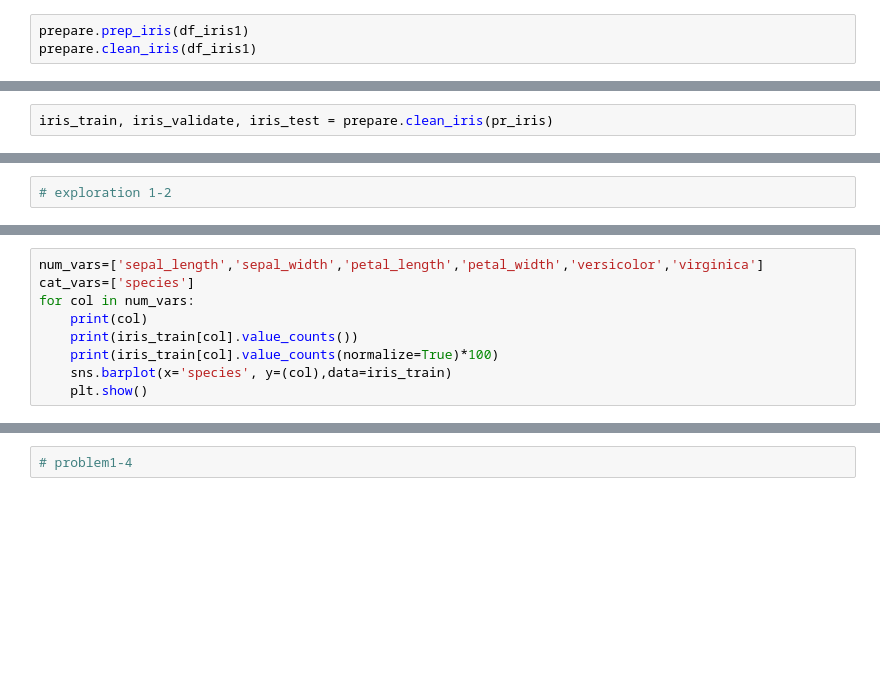
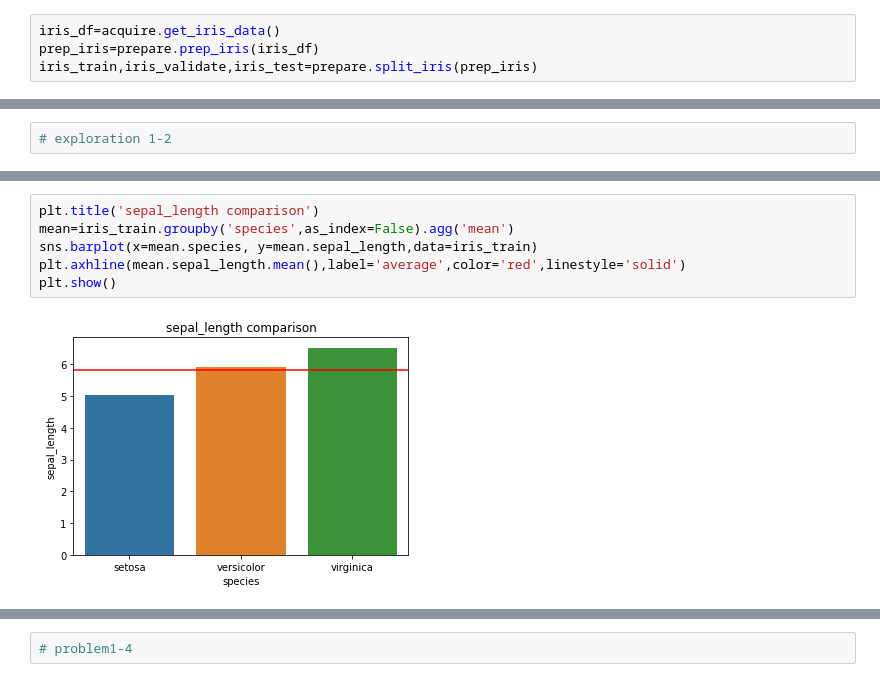
Before and after one commit to QinzhiChen/classification-exercises, a Jupyter notebook: classification_exercises.ipynb, the cells around one changed output, grey strips where cells are left out. Cells and saved outputs as stored; diff of their text form; blank space fills up the shorter version.

```diff
--- a/classification_exercises.ipynb
+++ b/classification_exercises.ipynb
@@ -181,5 +380,6 @@ import warnings
 import prepare
 import acquire
 # %%
-prepare.prep_iris(df_iris1)
-prepare.clean_iris(df_iris1)
+iris_df=acquire.get_iris_data()
+prep_iris=prepare.prep_iris(iris_df)
+iris_train,iris_validate,iris_test=prepare.split_iris(prep_iris)
@@ -253,4 +391,2 @@ pr_iris=prepare.prep_iris(ac_df_iris)
-# %%
-iris_train, iris_validate, iris_test = prepare.clean_iris(pr_iris)
 # %%
 iris_train.shape,iris_validate.shape,iris_test.shape
@@ -291,9 +497,8 @@ for col in cat_vars:
 # %%
-num_vars=['sepal_length','sepal_width','petal_length','petal_width','versicolor','virginica']
-cat_vars=['species']
-for col in num_vars:
-    print(col)
-    print(iris_train[col].value_counts())
-    print(iris_train[col].value_counts(normalize=True)*100)
-    sns.barplot(x='species', y=(col),data=iris_train)
-    plt.show()
+plt.title('sepal_length comparison')
+mean=iris_train.groupby('species',as_index=False).agg('mean')
+sns.barplot(x=mean.species, y=mean.sepal_length,data=iris_train)
+plt.axhline(mean.sepal_length.mean(),label='average',color='red',linestyle='solid')
+plt.show()
+# %% [output]
+[figure, added]
```
Also changed, not shown: parts of 83 cells of this notebook, 3 other files.
